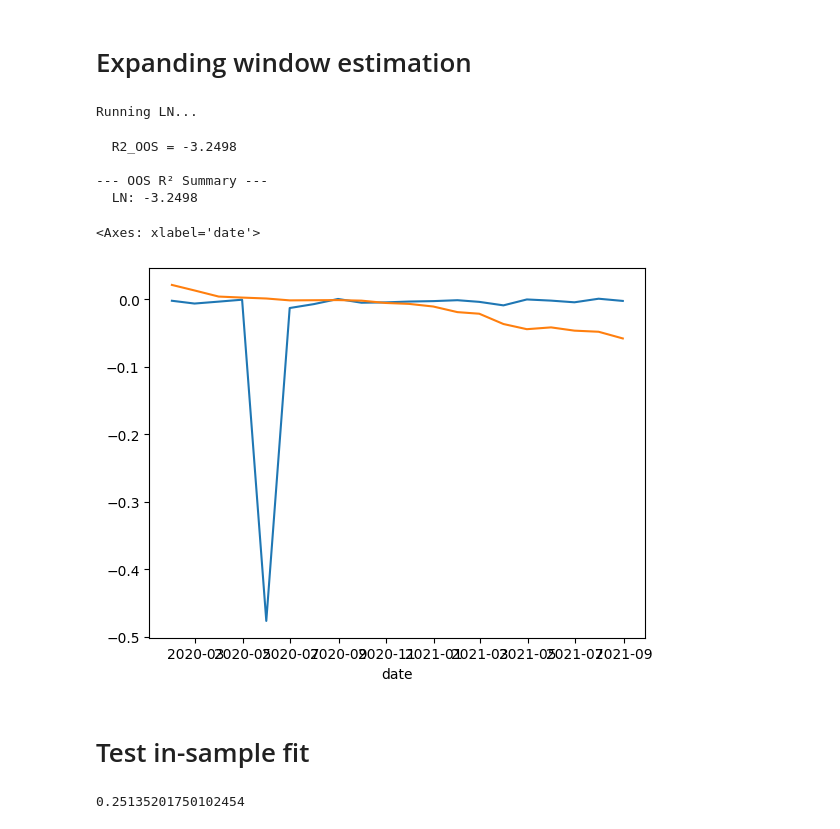
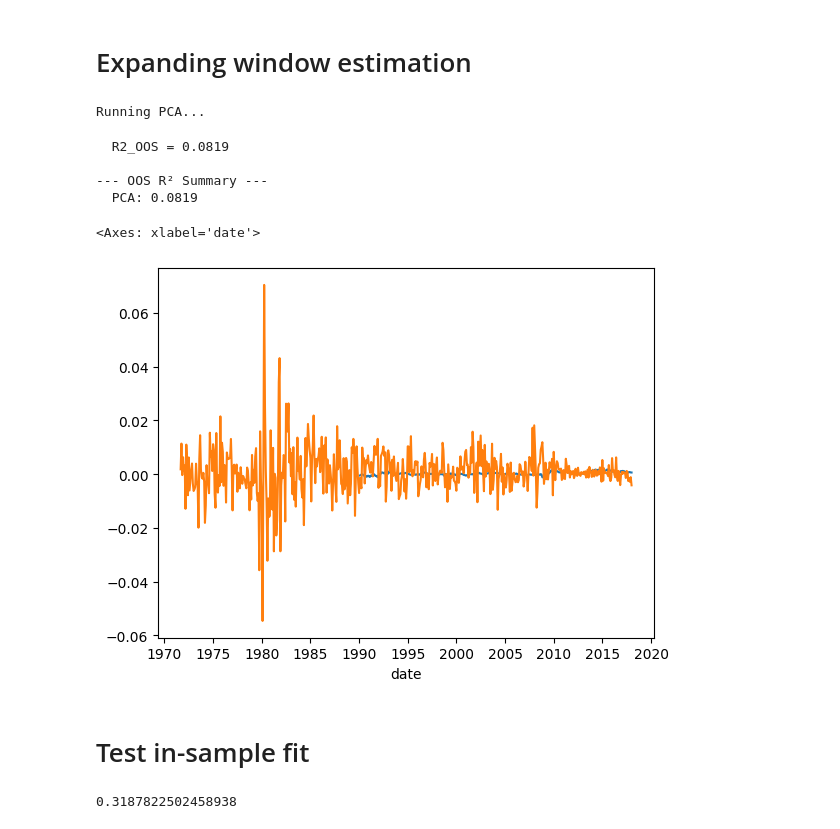
Before and after one commit to myliusen/TIO4900-Replication, a Jupyter notebook: notebooks/init.ipynb, the cells around one changed output. Cells and saved outputs as stored; diff of their text form; code cells hidden in the pictures.

Commit message:
updates to window estimation and oos r2 calculation, added nonoverlapping/monthly returns

```diff
--- a/notebooks/init.ipynb
+++ b/notebooks/init.ipynb
@@ -9,15 +9,24 @@ import seaborn as sns
 import utils.base_utils as bu
 import utils.window_utils as wu
 import numpy as np
-start_date = '1971-09-30'
-end_date = '2024-12-31'
+
+# Bianchi period:
+start_date = '1971-08-31'
+end_date = '2018-12-31'
+
+# start_date = pd.to_datetime('1979-01-01')
+# end_date = pd.to_datetime('2024-12-31')
+
 # end_date = '2025-06-30' # kr and gsw end date
-maturities = ['1'] + [str(i) for i in range(1, 121) if i % 12 == 0] # select only yearly maturities plus rf
+maturities = [str(i) for i in range(12, 121) if i % 12 == 0] # select only yearly maturities
 
-yields = bu.get_yields(type='lw', start=start_date, end=end_date, maturities=maturities)
+yields = bu.get_yields(type='lw', start=start_date, end=end_date, maturities=maturities) # type can be kr, lw, gsw
 forward = bu.get_forward_rates(yields)
-xr = bu.get_excess_returns(yields).dropna()
+xr = bu.get_excess_returns(yields, horizon=12).dropna() # horizon=12 means holding for 12 months
 fred_md_raw = bu.get_fred_data('data/2026-01-MD.csv', start=start_date, end=end_date) # this is aligned to the last day of the previous month, so we get the same number of observations as the yields data
+
+monthly_yields = bu.get_yields(type='lw', start=start_date, end=end_date, maturities=[str(i) for i in range(1, 121)]) # needed for monthly holding period excess returns. Not available for gsw
+monthly_xr = bu.get_excess_returns(monthly_yields, horizon=1).dropna() # calculate monthly excess returns for robustness
 
 # At time t (end of month), we only know data for month t-1
 fred_md = fred_md_raw.shift(1)
@@ -27,6 +36,7 @@ yields = yields.loc[yields.index <= xr.index[-1]]
 forward = forward.loc[forward.index <= xr.index[-1]]
 xr = xr.loc[xr.index <= xr.index[-1]]
 fred_md = fred_md.loc[fred_md.index <= xr.index[-1]]
+monthly_xr = monthly_xr.loc[monthly_xr.index <= xr.index[-1]]
 
 # Backfill fred_md to avoid nans
 fred_md = fred_md.bfill()
@@ -64,35 +85,37 @@ from models.other import *
 from models.ann import *
 from models.gbt import *
 
-OOS_start = pd.Timestamp('1989-01-31')
+OOS_start = pd.Timestamp('1990-01-31')
 
 X = pd.concat([fred_md, forward, yields],
                axis=1,
                keys=['fred', 'forward', 'yields'])
 
-y = xr['24'].values # 2-year excess returns
+y = xr['120'].values # 10-year excess returns
+# y = monthly_xr['24'].values # 1-month excess returns for robustness
 dates = xr.index
 
 # Models to test
 models = {
-    # 'Lasso': LassoModel(alpha=0.00001),
+    # 'Lasso': LassoModel(alpha=0.0001),
+    # 'Ridge': RidgeModel(alpha=0.0001),
     # 'Linear': LinearModel(),
-    # 'PCA': PCABaselineModel(components=3),
+    'PCA': PCABaselineModel(components=3, series='forward'),
     # 'GroupLasso': GroupLassoModel(alpha=0.01),
-    # 'NN': GenericForwardRateANN()
+    # 'NN': ForwardRateANN(hidden_sizes=[3], do_grid_search=False,
+    #                          trainer_kwargs={'epochs': 20, 'lr': 0.01, 'optimizer_type': 'adam', 'patience': 15}),
     # 'RW': RandomWalkModel(),
     # 'Mean': HistoricalMeanModel()
     # 'CP': CochranePiazzesiModel(),
-    'LN': LudvigsonNgModel(),
+    # 'LN': LudvigsonNgModel(),
     # 'LN_BH': LudvigsonNgBauerHamiltonSpec()
-    # 'XGB': XGBoostModel()
 }
 
 results = {}
 
 for name, model in models.items():
     print(f"Running {name}...")
-    y_forecast = wu.expanding_window(model, X, y, dates, OOS_start)
+    y_forecast = wu.expanding_window(model, X, y, dates, OOS_start, gap=0) # set gap to 12 for more realistic out-of-sample forecasts
     r2 = wu.oos_r2(y, y_forecast)
     results[name] = {'forecast': y_forecast, 'R2_OOS': r2}
     print(f"  R2_OOS = {r2:.4f}")
@@ -102,17 +125,17 @@ print("\n--- OOS R² Summary ---")
 for name, res in results.items():
     print(f"  {name}: {res['R2_OOS']:.4f}")
 # %% [output]
-Running LN...
+Running PCA...
-  R2_OOS = -3.2498
+  R2_OOS = 0.0819
 
 --- OOS R² Summary ---
-  LN: -3.2498
+  PCA: 0.0819
 # %%
-sns.lineplot(y=y_forecast[580:600], x=yields.index[580:600])
-sns.lineplot(y=y[580:600], x=yields.index[580:600])
+sns.lineplot(y=y_forecast, x=yields.index)
+sns.lineplot(y=y, x=yields.index)
 # %% [output]
 <Axes: xlabel='date'>
-[figure, old version]
+[figure, new version]
 # %% [markdown]
 # Test in-sample fit
 # %%
@@ -123,7 +146,7 @@ model.fit(X, y)
 r2_full = sklearn.metrics.r2_score(y, model.predict(X))
 r2_full
 # %% [output]
-0.25135201750102454
+0.3187822502458938
 # %%
 sns.lineplot(y=model.predict(X), x=yields.index)
 sns.lineplot(y=y, x=yields.index)
```
Also changed, not shown: parts of 2 cells of this notebook, 4 other files.
